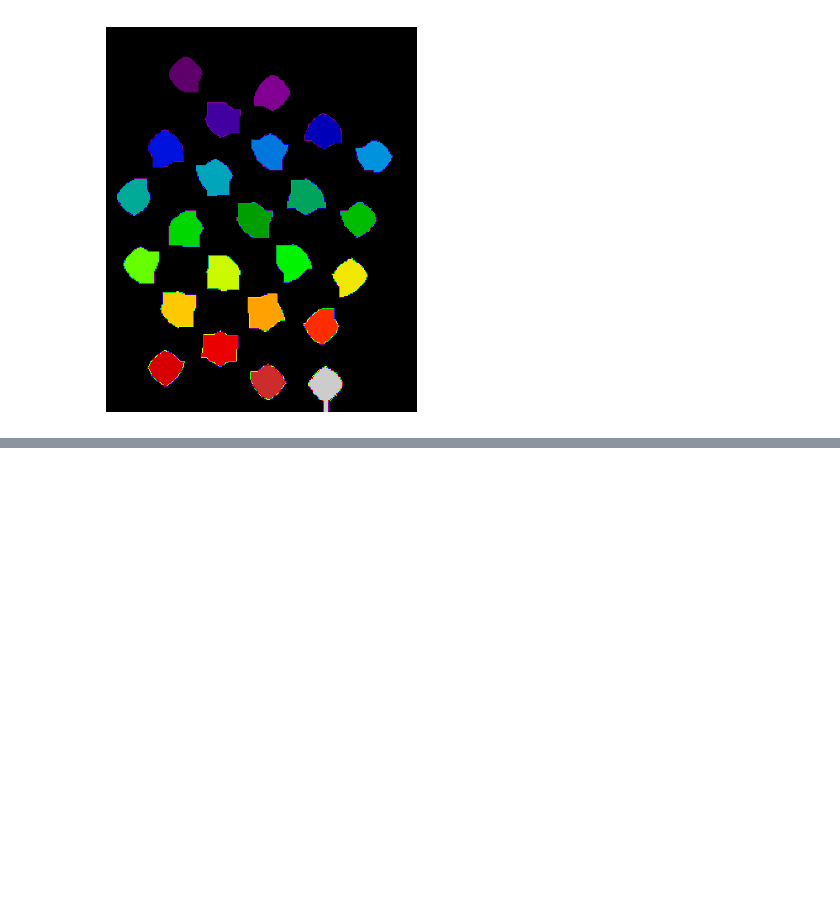
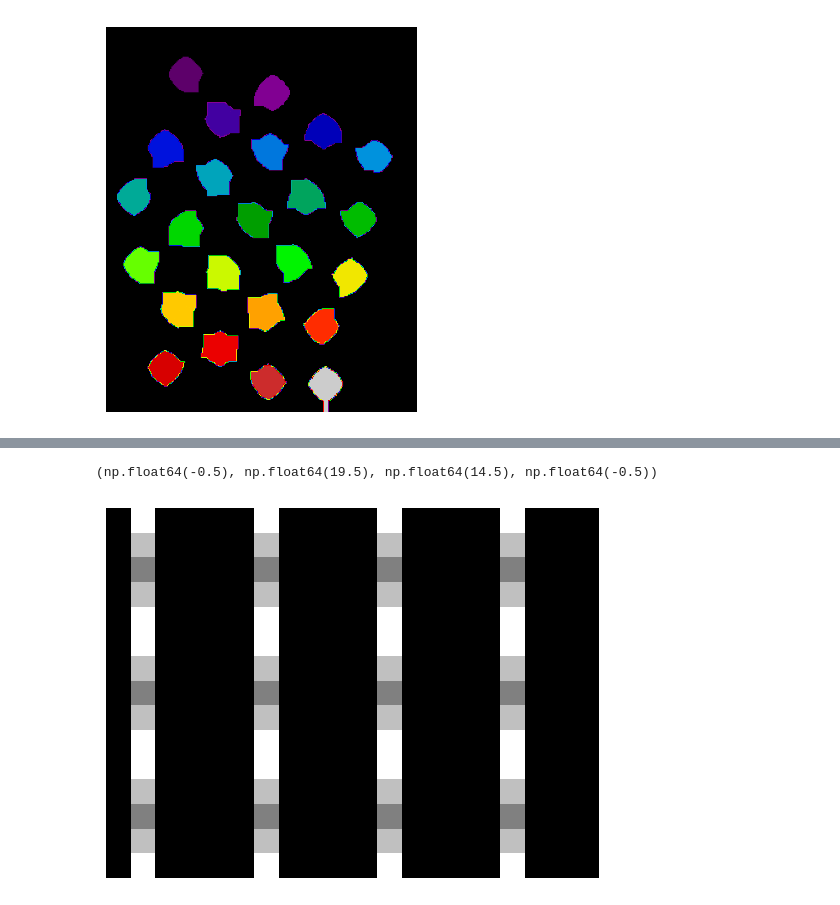
Before and after one commit to MathewsM14/vc2025-brillo-gamma-morf, a Jupyter notebook: notebook.ipynb, the cells around one changed output, grey strips where cells are left out. Cells and saved outputs as stored; diff of their text form; code cells hidden in the pictures; blank space fills up the shorter version.

```diff
--- a/notebook.ipynb
+++ b/notebook.ipynb
@@ -211,0 +233,3 @@ plt.axis('off')
+# %%
+kernel = np.array([[-1, 0, 1],[-2, 0, 2],[-1, 0, 1]])
+imout = cv2.filter2D(imgbig, -1, kernel)
@@ -211,0 +255,6 @@ plt.axis('off')
+# %%
+plt.imshow(imout, cmap='gray', vmin=0, vmax=imout.max())
+plt.axis('off')
+# %% [output]
+(np.float64(-0.5), np.float64(19.5), np.float64(14.5), np.float64(-0.5))
+[figure, added]
```
Also changed, not shown: parts of 5 cells of this notebook.
